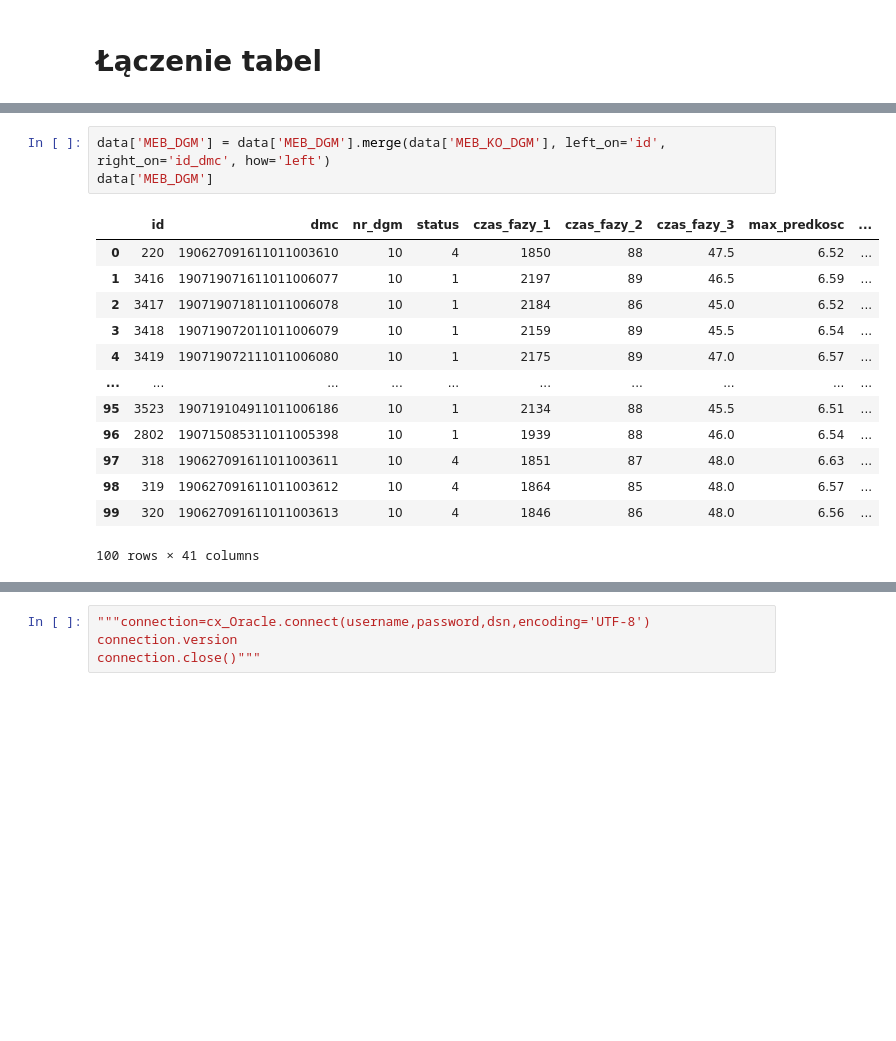
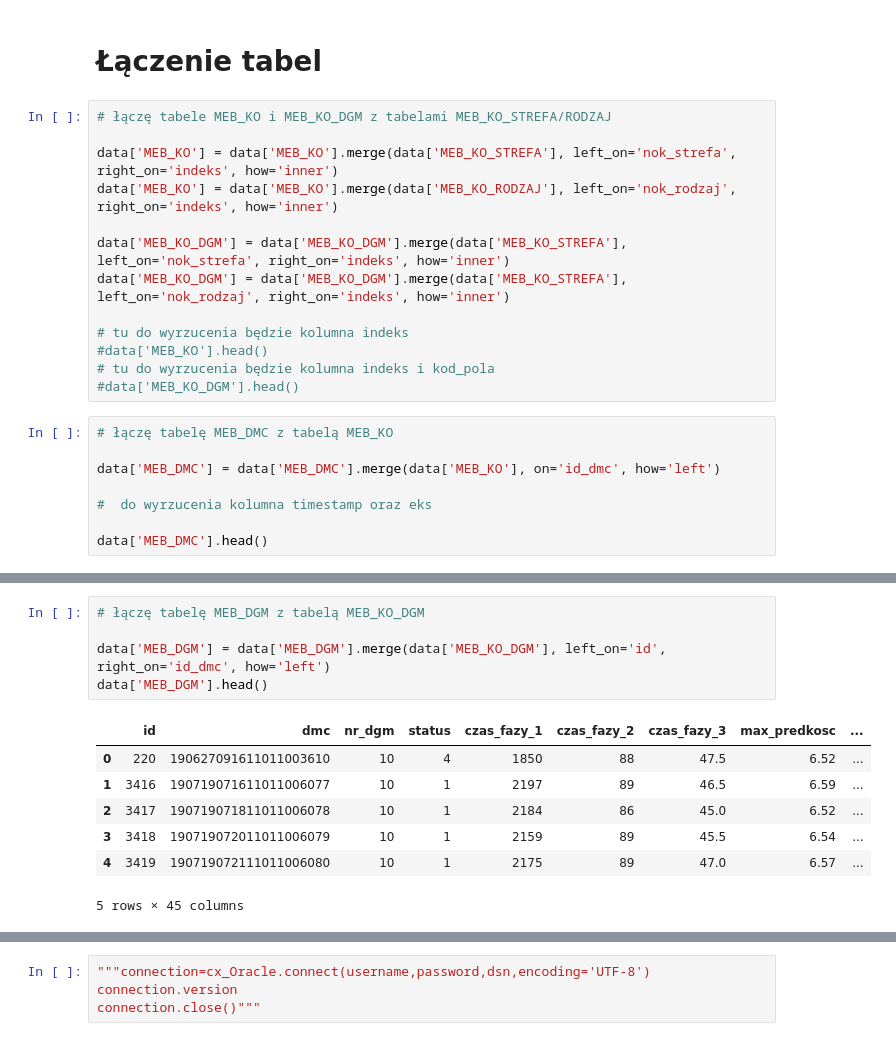
Before and after one commit to kubas99x/predict_quality_of_car_parts, a Jupyter notebook: src/oracle_connection.ipynb, the cells around one changed output, grey strips where cells are left out. Saved outputs shown, nothing was run; the diff lists cells and outputs as text; blank space fills up the shorter version.

```diff
--- a/src/oracle_connection.ipynb
+++ b/src/oracle_connection.ipynb
@@ -25,3 +25,24 @@ except SQLAlchemyError as e:
     print(e)
 # %% [markdown]
 <h1>Łączenie tabel</h1>
+# %%
+# łączę tabele MEB_KO i MEB_KO_DGM z tabelami MEB_KO_STREFA/RODZAJ
+
+data['MEB_KO'] = data['MEB_KO'].merge(data['MEB_KO_STREFA'], left_on='nok_strefa', right_on='indeks', how='inner')
+data['MEB_KO'] = data['MEB_KO'].merge(data['MEB_KO_RODZAJ'], left_on='nok_rodzaj', right_on='indeks', how='inner')
+
+data['MEB_KO_DGM'] = data['MEB_KO_DGM'].merge(data['MEB_KO_STREFA'], left_on='nok_strefa', right_on='indeks', how='inner')
+data['MEB_KO_DGM'] = data['MEB_KO_DGM'].merge(data['MEB_KO_STREFA'], left_on='nok_rodzaj', right_on='indeks', how='inner')
+
+# tu do wyrzucenia będzie kolumna indeks
+#data['MEB_KO'].head()
+# tu do wyrzucenia będzie kolumna indeks i kod_pola
+#data['MEB_KO_DGM'].head()
+# %%
+# łączę tabelę MEB_DMC z tabelą MEB_KO
+
+data['MEB_DMC'] = data['MEB_DMC'].merge(data['MEB_KO'], on='id_dmc', how='left')
+
+#  do wyrzucenia kolumna timestamp oraz eks
+
+data['MEB_DMC'].head()
@@ -28,18 +57,14 @@ except SQLAlchemyError as e:
 # %%
+# łączę tabelę MEB_DGM z tabelą MEB_KO_DGM
+
 data['MEB_DGM'] = data['MEB_DGM'].merge(data['MEB_KO_DGM'], left_on='id', right_on='id_dmc', how='left')
-data['MEB_DGM']
+data['MEB_DGM'].head()
 # %% [output]
 |  | id | dmc | nr_dgm | status | czas_fazy_1 | czas_fazy_2 | czas_fazy_3 | max_predkosc | ... |
 | 0 | 220 | 190627091611011003610 | 10 | 4 | 1850 | 88 | 47.5 | 6.52 | ... |
 | 1 | 3416 | 190719071611011006077 | 10 | 1 | 2197 | 89 | 46.5 | 6.59 | ... |
 | 2 | 3417 | 190719071811011006078 | 10 | 1 | 2184 | 86 | 45.0 | 6.52 | ... |
 | 3 | 3418 | 190719072011011006079 | 10 | 1 | 2159 | 89 | 45.5 | 6.54 | ... |
 | 4 | 3419 | 190719072111011006080 | 10 | 1 | 2175 | 89 | 47.0 | 6.57 | ... |
-| ... | ... | ... | ... | ... | ... | ... | ... | ... | ... |
-| 95 | 3523 | 190719104911011006186 | 10 | 1 | 2134 | 88 | 45.5 | 6.51 | ... |
-| 96 | 2802 | 190715085311011005398 | 10 | 1 | 1939 | 88 | 46.0 | 6.54 | ... |
-| 97 | 318 | 190627091611011003611 | 10 | 4 | 1851 | 87 | 48.0 | 6.63 | ... |
-| 98 | 319 | 190627091611011003612 | 10 | 4 | 1864 | 85 | 48.0 | 6.57 | ... |
-| 99 | 320 | 190627091611011003613 | 10 | 4 | 1846 | 86 | 48.0 | 6.56 | ... |
-100 rows × 41 columns
+5 rows × 45 columns
 # %%
```
Also changed, not shown: parts of 5 cells of this notebook.
